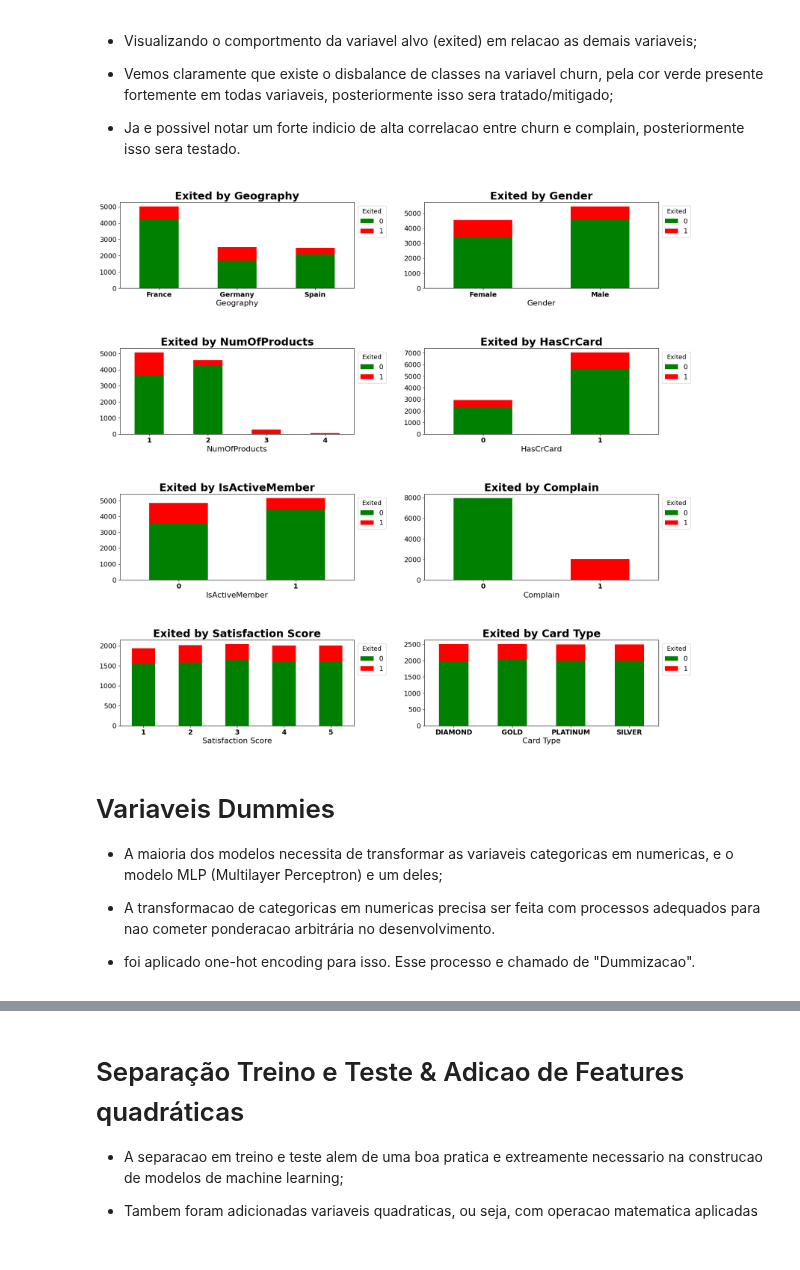
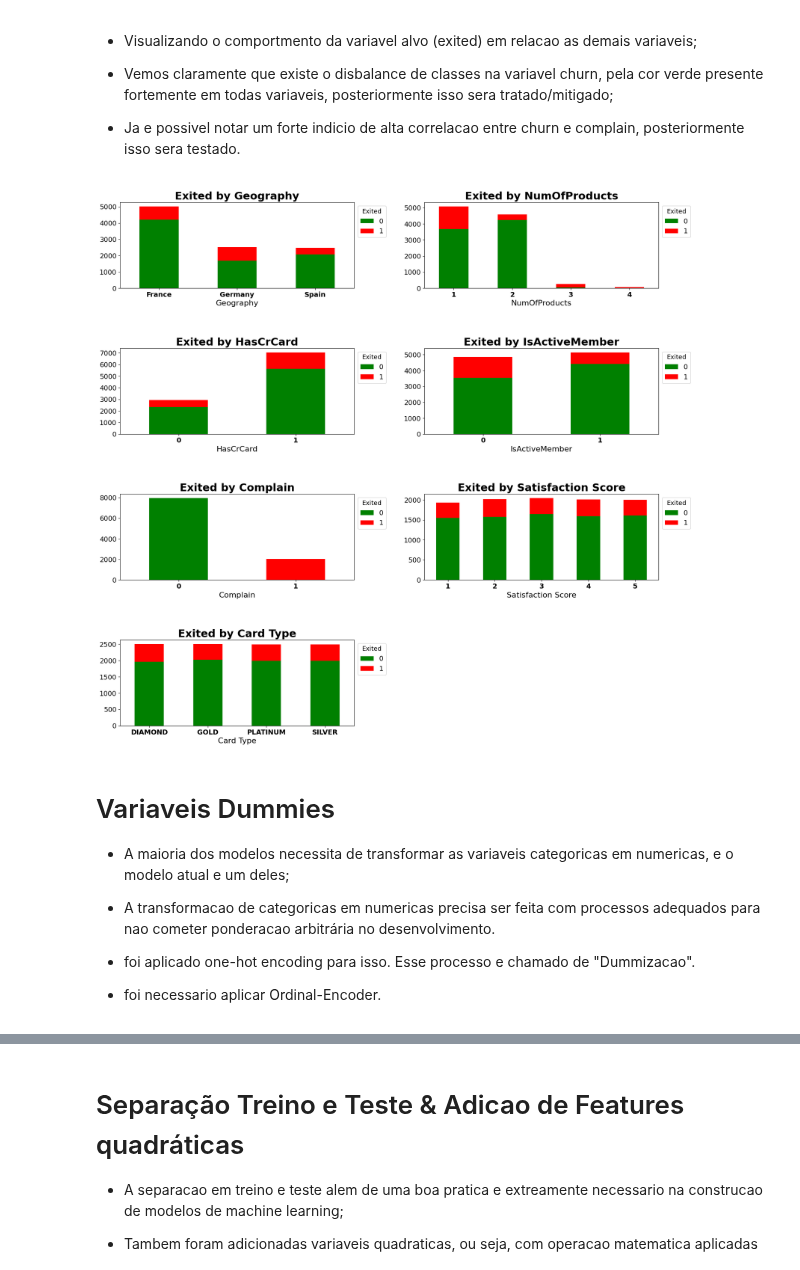
Before and after one commit to JGeovaniCorreia/Ciencia_de_dados, a Jupyter notebook: Churn_predict/Ensemble_models/Ensemble_Model_Stacking.ipynb, the cells around one changed output, grey strips where cells are left out. Drawn from its saved outputs; the diff is of its cells as text; code cells hidden in the pictures.

Commit message:
Ordinal Encoder e etc (sem resultados)

```diff
--- a/Churn_predict/Ensemble_models/Ensemble_Model_Stacking.ipynb
+++ b/Churn_predict/Ensemble_models/Ensemble_Model_Stacking.ipynb
@@ -385,19 +415,9 @@ plt.xticks(fontsize=14, rotation=0,fontweight='bold')
 plt.yticks(fontsize=14)
 add_legend(ax)
 
-# Gender
-plt.subplot(5, 2, 2)
-counts = base_original.groupby(['Gender', 'Exited']).size().unstack().fillna(0)
-ax = counts.plot(kind='bar', stacked=True, color=['green', 'red'], ax=plt.gca())
-plt.title('Exited by Gender', fontsize=22, fontweight='bold')
-plt.xlabel('Gender', fontsize=16)
-plt.ylabel('', fontsize=16)
-plt.xticks(fontsize=14, rotation=0,fontweight='bold')
-plt.yticks(fontsize=14)
-add_legend(ax)
 
 # NumOfProducts
-plt.subplot(5, 2, 3)
+plt.subplot(5, 2, 2)
 counts = base_original.groupby(['NumOfProducts', 'Exited']).size().unstack().fillna(0)
 ax = counts.plot(kind='bar', stacked=True, color=['green', 'red'], ax=plt.gca())
 plt.title('Exited by NumOfProducts', fontsize=22, fontweight='bold')
@@ -408,7 +428,7 @@ plt.yticks(fontsize=14)
 add_legend(ax)
 
 # HasCrCard
-plt.subplot(5, 2, 4)
+plt.subplot(5, 2, 3)
 counts = base_original.groupby(['HasCrCard', 'Exited']).size().unstack().fillna(0)
 ax = counts.plot(kind='bar', stacked=True, color=['green', 'red'], ax=plt.gca())
 plt.title('Exited by HasCrCard', fontsize=22, fontweight='bold')
@@ -419,7 +439,7 @@ plt.yticks(fontsize=14)
 add_legend(ax)
 
 # IsActiveMember
-plt.subplot(5, 2, 5)
+plt.subplot(5, 2, 4)
 counts = base_original.groupby(['IsActiveMember', 'Exited']).size().unstack().fillna(0)
 ax = counts.plot(kind='bar', stacked=True, color=['green', 'red'], ax=plt.gca())
 plt.title('Exited by IsActiveMember', fontsize=22, fontweight='bold')
@@ -430,50 +450,52 @@ plt.yticks(fontsize=14)
 add_legend(ax)
 
 # Complain
-plt.subplot(5, 2, 6)
+plt.subplot(5, 2, 5)
 counts = base_original.groupby(['Complain', 'Exited']).size().unstack().fillna(0)
 ax = counts.plot(kind='bar', stacked=True, color=['green', 'red'], ax=plt.gca())
 plt.title('Exited by Complain', fontsize=22, fontweight='bold')
 plt.xlabel('Complain', fontsize=16)
 plt.ylabel('', fontsize=16)
 plt.xticks(fontsize=14, rotation=0,fontweight='bold')
 plt.yticks(fontsize=14)
 add_legend(ax)
 
 # Satisfaction Score
-plt.subplot(5, 2, 7)
+plt.subplot(5, 2, 6)
 counts = base_original.groupby(['Satisfaction Score', 'Exited']).size().unstack().fillna(0)
 ax = counts.plot(kind='bar', stacked=True, color=['green', 'red'], ax=plt.gca())
 plt.title('Exited by Satisfaction Score', fontsize=22, fontweight='bold')
 plt.xlabel('Satisfaction Score', fontsize=16)
 plt.ylabel('', fontsize=16)
 plt.xticks(fontsize=14, rotation=0,fontweight='bold')
 plt.yticks(fontsize=14)
 add_legend(ax)
 
 # Card Type
-plt.subplot(5, 2, 8)
+plt.subplot(5, 2, 7)
 counts = base_original.groupby(['Card Type', 'Exited']).size().unstack().fillna(0)
 ax = counts.plot(kind='bar', stacked=True, color=['green', 'red'], ax=plt.gca())
 plt.title('Exited by Card Type', fontsize=22, fontweight='bold')
 plt.xlabel('Card Type', fontsize=16)
 plt.ylabel('', fontsize=16)
 plt.xticks(fontsize=14, rotation=0,fontweight='bold')
 plt.yticks(fontsize=14)
 add_legend(ax)
 
 # Ajusta a distância entre os gráficos
 plt.subplots_adjust(hspace=0.7, wspace=0.3)
 # %% [output]
-[figure, old version]
+[figure, new version]
 # %% [markdown]
 # Variaveis Dummies
 
-* A maioria dos modelos necessita de transformar as variaveis categoricas em numericas, e o modelo MLP (Multilayer Perceptron) e um deles;
+* A maioria dos modelos necessita de transformar as variaveis categoricas em numericas, e o modelo atual e um deles;
 
 * A transformacao de categoricas em numericas precisa ser feita com processos adequados para nao cometer ponderacao arbitrária no desenvolvimento.
 
 * foi aplicado one-hot encoding para isso. Esse processo e chamado de "Dummizacao".
+
+* foi necessario aplicar Ordinal-Encoder.
 # %%
 # Dumizando
 
```
Also changed, not shown: parts of 22 cells of this notebook, 7 other files.
